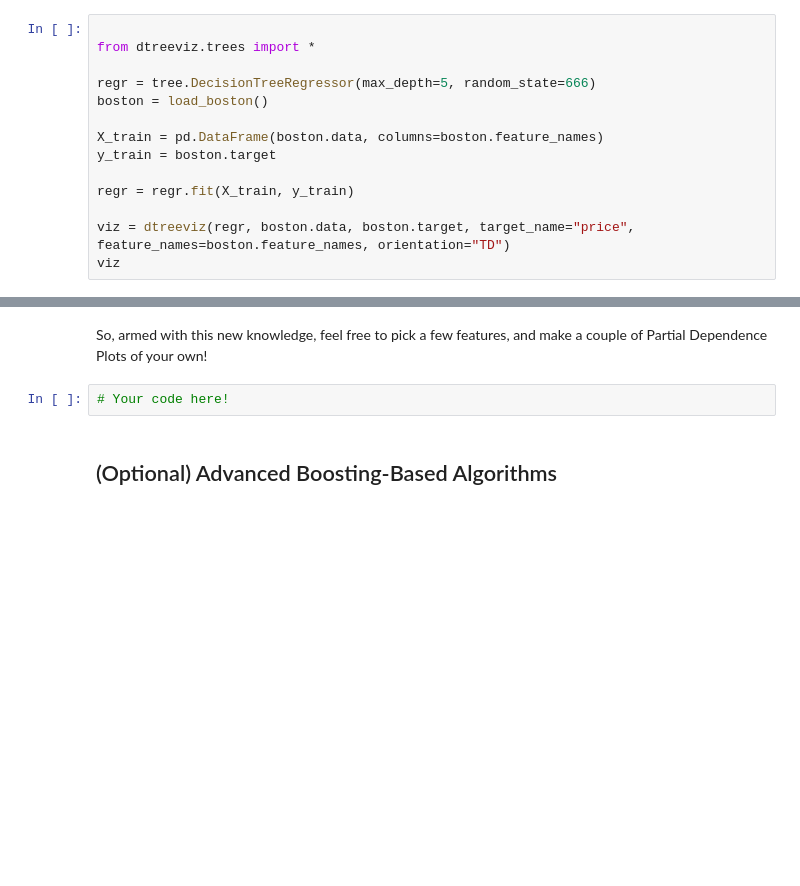
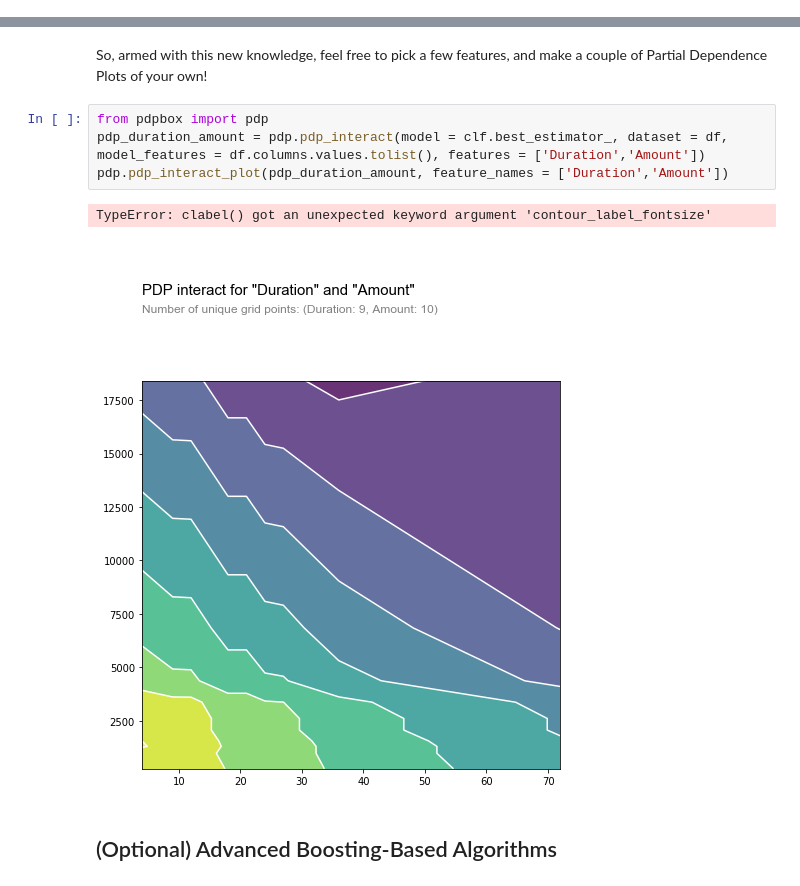
Before and after one commit to apop08/aic-projects-public, a Jupyter notebook: unit-8-tree-based-algorithms/Mini_Project_Tree-Based_Algorithms.ipynb, the cells around one changed output, grey strips where cells are left out. Saved outputs shown, nothing was run; the diff lists cells and outputs as text; blank space fills up the shorter version.

```diff
--- a/unit-8-tree-based-algorithms/Mini_Project_Tree-Based_Algorithms.ipynb
+++ b/unit-8-tree-based-algorithms/Mini_Project_Tree-Based_Algorithms.ipynb
@@ -156,14 +130,0 @@ os.environ["PATH"] += os.pathsep + 'C:/Program Files (x86)/Graphviz2.38/bin/'
-# %%
-
-from dtreeviz.trees import *
-
-regr = tree.DecisionTreeRegressor(max_depth=5, random_state=666)
-boston = load_boston()
-
-X_train = pd.DataFrame(boston.data, columns=boston.feature_names)
-y_train = boston.target
-
-regr = regr.fit(X_train, y_train)
-
-viz = dtreeviz(regr, boston.data, boston.target, target_name="price", feature_names=boston.feature_names, orientation="TD")
-viz
@@ -201,8 +253,13 @@ In scikit-learn, PDPs are implemented and available for certain algorithms, but
 While we encourage you to read the documentation for the package (and reading package documentation in general is a good habit to develop), the authors of the package have also written an excellent blog post on how to use it, showing examples on different algorithms from scikit-learn (the Random Forests example is towards the end of the blog post): https://briangriner.github.io/Partial_Dependence_Plots_presentation-BrianGriner-PrincetonPublicLibrary-4.14.18-updated-4.22.18.html
 # %% [markdown]
 So, armed with this new knowledge, feel free to pick a few features, and make a couple of Partial Dependence Plots of your own!
-# %%
-# Your code here!
+# %%
+from pdpbox import pdp
+pdp_duration_amount = pdp.pdp_interact(model = clf.best_estimator_, dataset = df, model_features = df.columns.values.tolist(), features = ['Duration','Amount'])
+pdp.pdp_interact_plot(pdp_duration_amount, feature_names = ['Duration','Amount'])
+# %% [output]
+TypeError: clabel() got an unexpected keyword argument 'contour_label_fontsize'
+[figure, added]
 # %% [markdown]
 ## (Optional) Advanced Boosting-Based Algorithms
 # %% [markdown]
```
Also changed, not shown: parts of 23 cells of this notebook.
